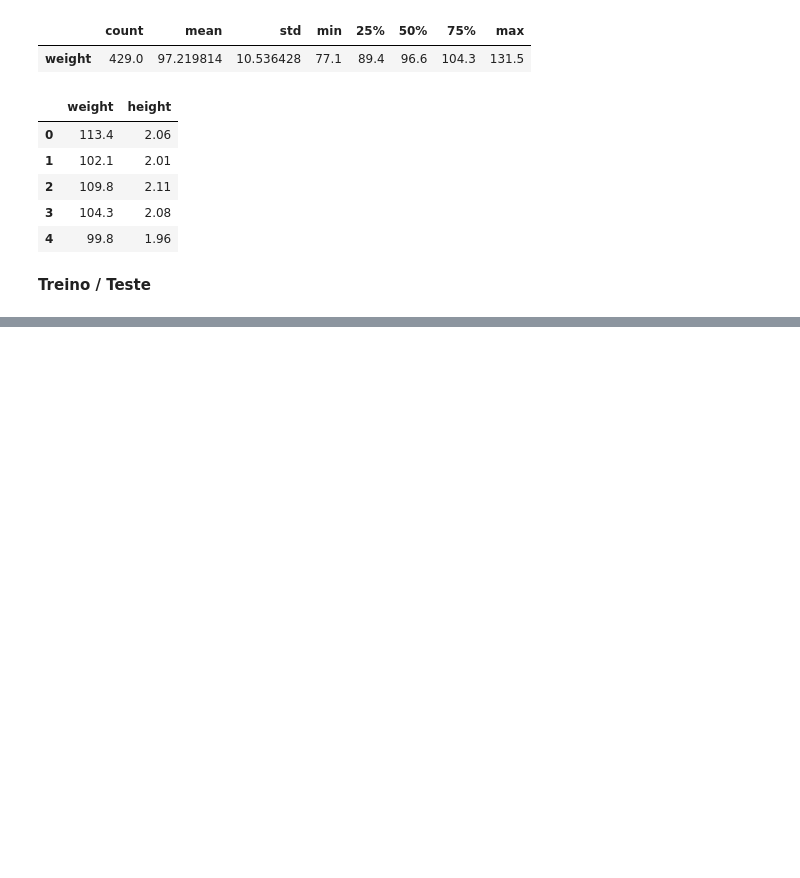
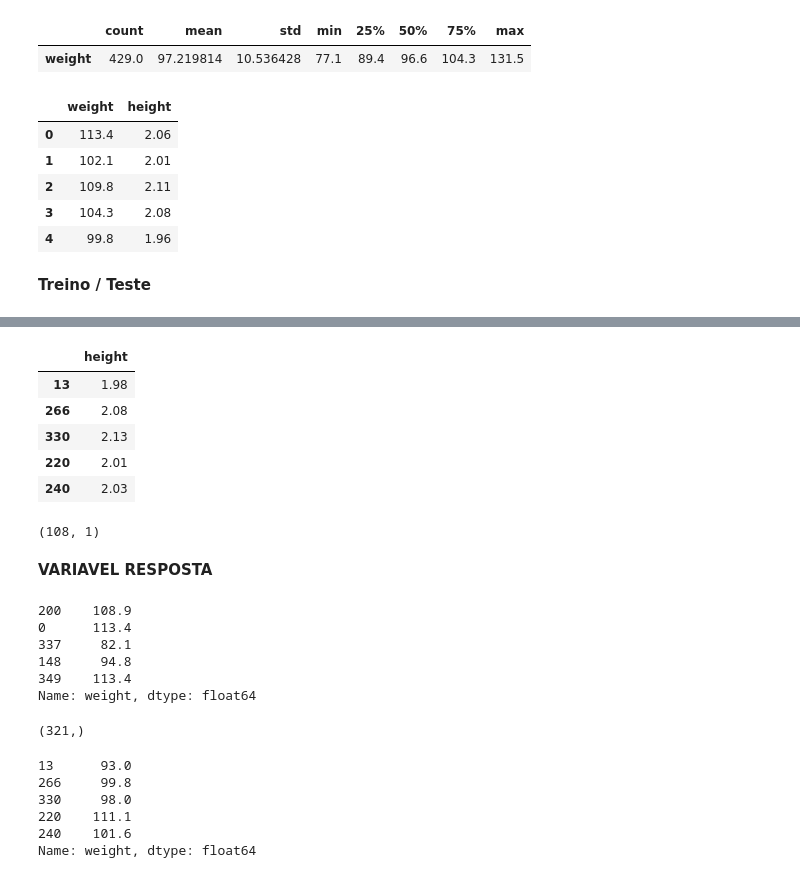
Before and after one commit to vinigm/Estudos, a Jupyter notebook: Machine_Learning.ipynb, the cells around one changed output, grey strips where cells are left out. Cells and saved outputs as stored; diff of their text form; code cells hidden in the pictures; blank space fills up the shorter version.

```diff
--- a/Machine_Learning.ipynb
+++ b/Machine_Learning.ipynb
@@ -455,0 +474,37 @@ predictors_train, predictors_test, target_train, target_test = train_test_split{
+# %%
+predictors_test.head()
+# %% [output]
+|  | height |
+| 13 | 1.98 |
+| 266 | 2.08 |
+| 330 | 2.13 |
+| 220 | 2.01 |
+| 240 | 2.03 |
+# %%
+predictors_test.shape
+# %% [output]
+(108, 1)
+# %% [markdown]
+**VARIAVEL RESPOSTA**
+# %%
+target_train.head()
+# %% [output]
+200    108.9
+0      113.4
+337     82.1
+148     94.8
+349    113.4
+Name: weight, dtype: float64
+# %%
+target_train.shape
+# %% [output]
+(321,)
+# %%
+target_test.head()
+# %% [output]
+13      93.0
+266     99.8
+330     98.0
+220    111.1
+240    101.6
+Name: weight, dtype: float64
```
Also changed, not shown: parts of 6 cells of this notebook.
